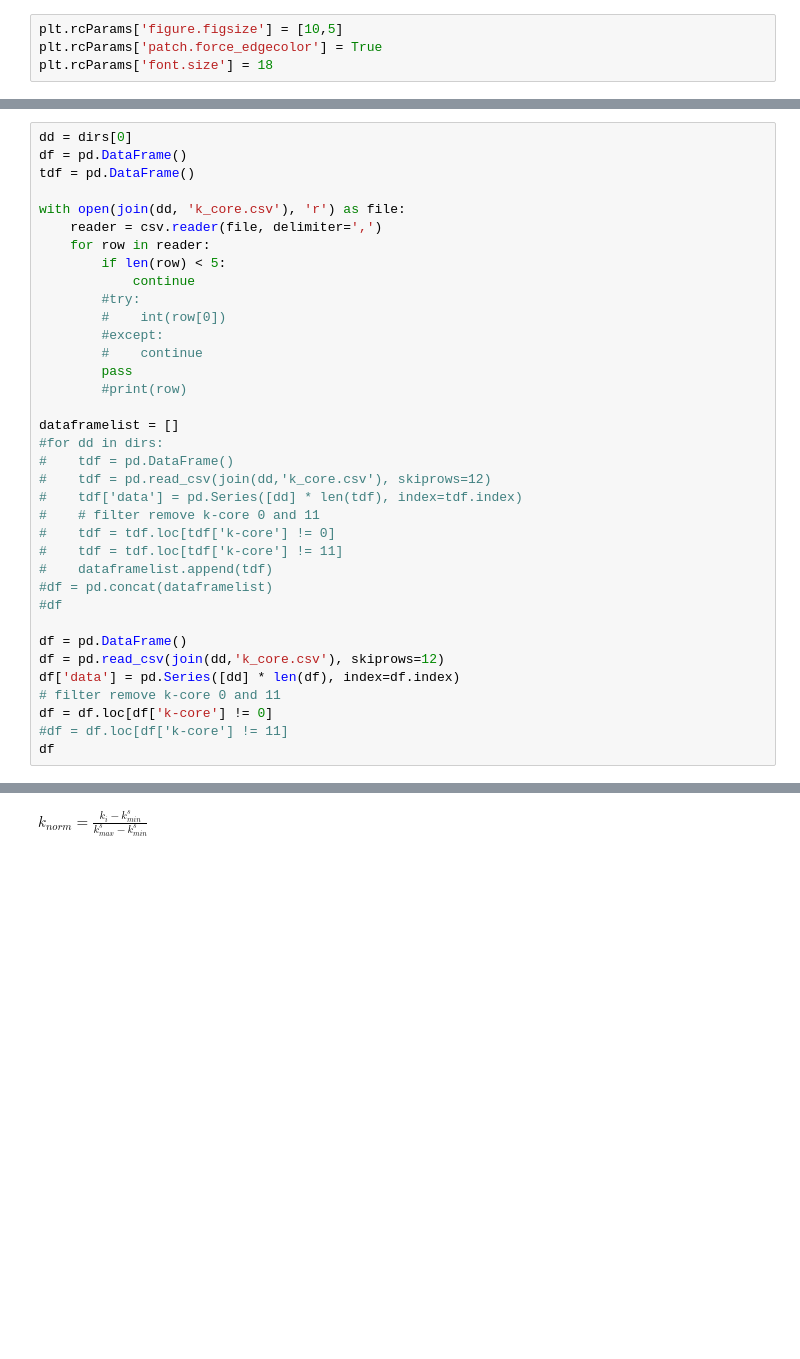
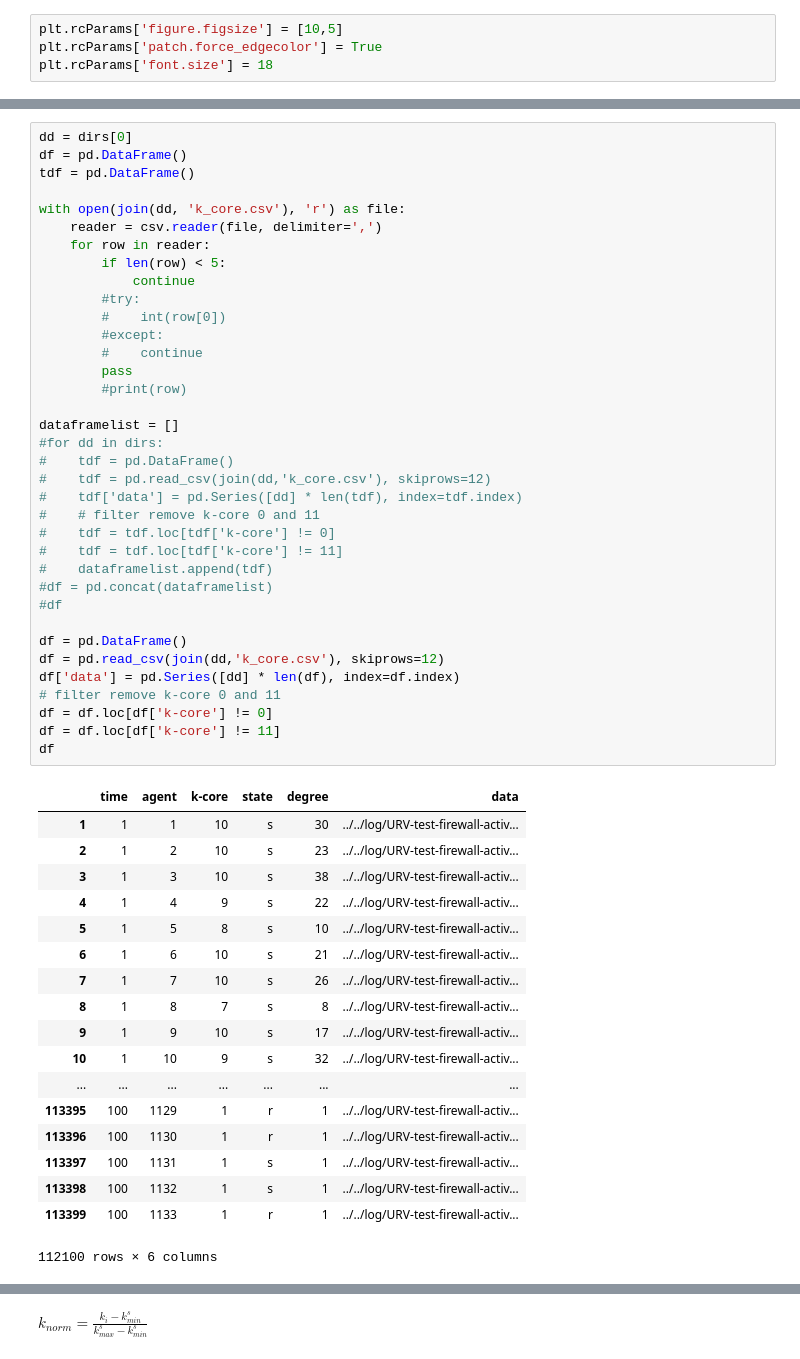
Before and after one commit to BFSteam/memory, a Jupyter notebook: jup/python/Knorm on Time .ipynb, the cells around one changed output, grey strips where cells are left out. Saved outputs shown, nothing was run; the diff lists cells and outputs as text; blank space fills up the shorter version.

```diff
--- a/jup/python/Knorm on Time .ipynb
+++ b/jup/python/Knorm on Time .ipynb
@@ -77,33 +88,52 @@ tdf = pd.DataFrame()
 with open(join(dd, 'k_core.csv'), 'r') as file:
     reader = csv.reader(file, delimiter=',')
     for row in reader:
         if len(row) < 5:
             continue
         #try:
         #    int(row[0])
         #except:
         #    continue
         pass
         #print(row)
 
 dataframelist = []
 #for dd in dirs:
 #    tdf = pd.DataFrame()
 #    tdf = pd.read_csv(join(dd,'k_core.csv'), skiprows=12)
 #    tdf['data'] = pd.Series([dd] * len(tdf), index=tdf.index)
 #    # filter remove k-core 0 and 11
 #    tdf = tdf.loc[tdf['k-core'] != 0]
 #    tdf = tdf.loc[tdf['k-core'] != 11]
 #    dataframelist.append(tdf)
 #df = pd.concat(dataframelist)
 #df
 
 df = pd.DataFrame()
 df = pd.read_csv(join(dd,'k_core.csv'), skiprows=12)
 df['data'] = pd.Series([dd] * len(df), index=df.index)
 # filter remove k-core 0 and 11
 df = df.loc[df['k-core'] != 0]
-#df = df.loc[df['k-core'] != 11]
+df = df.loc[df['k-core'] != 11]
 df
+# %% [output]
+|  | time | agent | k-core | state | degree | data |
+| 1 | 1 | 1 | 10 | s | 30 | ../../log/URV-test-firewall-activ... |
+| 2 | 1 | 2 | 10 | s | 23 | ../../log/URV-test-firewall-activ... |
+| 3 | 1 | 3 | 10 | s | 38 | ../../log/URV-test-firewall-activ... |
+| 4 | 1 | 4 | 9 | s | 22 | ../../log/URV-test-firewall-activ... |
+| 5 | 1 | 5 | 8 | s | 10 | ../../log/URV-test-firewall-activ... |
+| 6 | 1 | 6 | 10 | s | 21 | ../../log/URV-test-firewall-activ... |
+| 7 | 1 | 7 | 10 | s | 26 | ../../log/URV-test-firewall-activ... |
+| 8 | 1 | 8 | 7 | s | 8 | ../../log/URV-test-firewall-activ... |
+| 9 | 1 | 9 | 10 | s | 17 | ../../log/URV-test-firewall-activ... |
+| 10 | 1 | 10 | 9 | s | 32 | ../../log/URV-test-firewall-activ... |
+| ... | ... | ... | ... | ... | ... | ... |
+| 113395 | 100 | 1129 | 1 | r | 1 | ../../log/URV-test-firewall-activ... |
+| 113396 | 100 | 1130 | 1 | r | 1 | ../../log/URV-test-firewall-activ... |
+| 113397 | 100 | 1131 | 1 | s | 1 | ../../log/URV-test-firewall-activ... |
+| 113398 | 100 | 1132 | 1 | s | 1 | ../../log/URV-test-firewall-activ... |
+| 113399 | 100 | 1133 | 1 | r | 1 | ../../log/URV-test-firewall-activ... |
+112100 rows × 6 columns
 # %%
 df.sort_values('agent')
```
Also changed, not shown: parts of 12 cells of this notebook, 5 other files.
